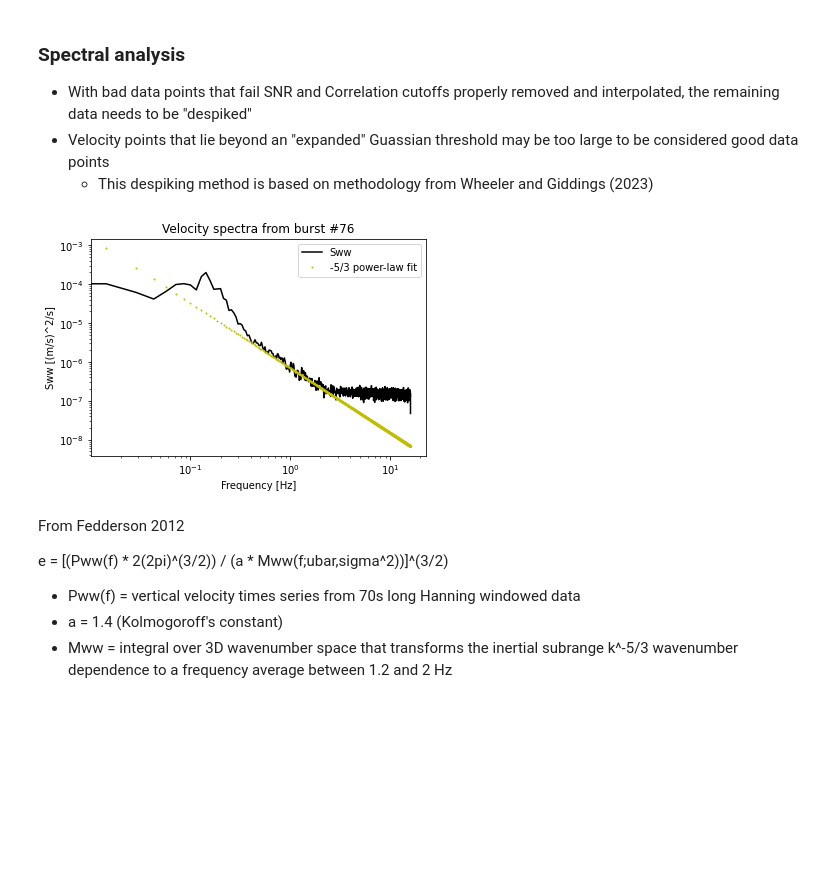
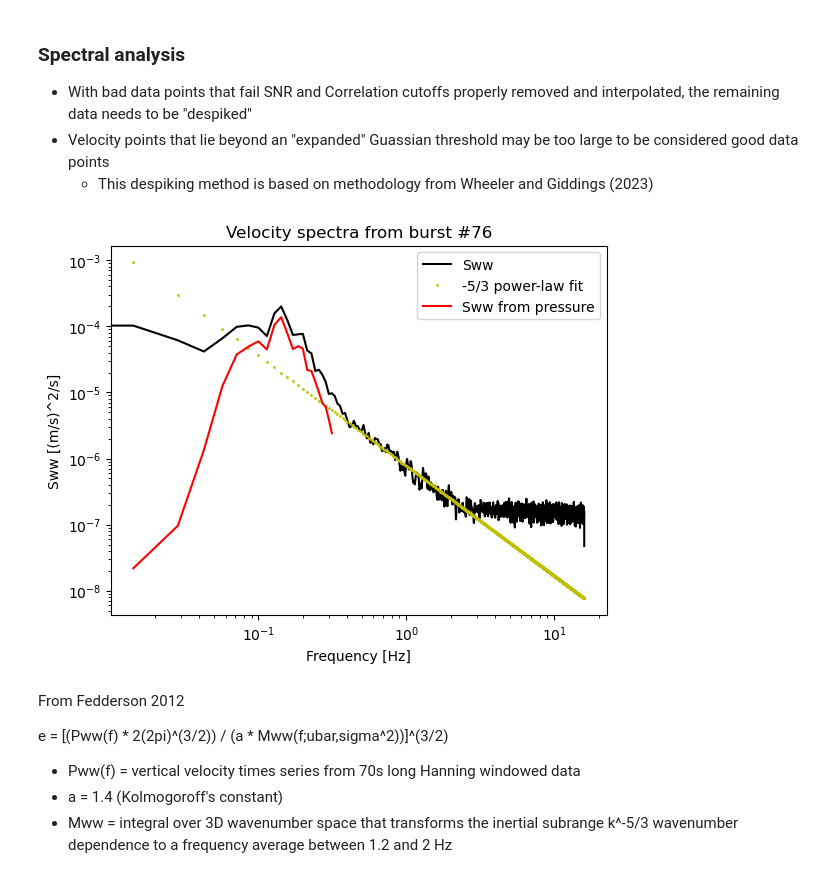
Before and after one commit to lagrady/Kelp-Forest-Hydrodynamics, a Jupyter notebook: notebooks/Turbulent_dissipation.ipynb, the cells around one changed output. Saved outputs shown, nothing was run; the diff lists cells and outputs as text; code cells hidden in the pictures; blank space fills up the shorter version.

```diff
--- a/notebooks/Turbulent_dissipation.ipynb
+++ b/notebooks/Turbulent_dissipation.ipynb
@@ -77,18 +79,19 @@ Filling in front and back gaps < 1s
     - This despiking method is based on methodology from Wheeler and Giddings (2023)
 # %%
 # Import cleaned velocity data
-e1 = xr.open_dataset('ADV/e1_qc.nc')
-e2 = xr.open_dataset('ADV/e2_qc.nc')
+e1 = xr.open_dataset('data/e1_qc.nc')
+#e2 = xr.open_dataset('data/e2_qc.nc')
+
+# Import cleaned temperature and density data
+#temp = xr.open_dataset('data/temp_w_rho.nc')
-# %%
-temp = xr.open_dataset('Temperature/temp_w_rho.nc')
 # %%
 #burst_list = [76]
 #rho = np.mean(temp.Rho.sel(time=slice(burst.time[0], burst.time[-1])))+1000 # Density
 rho = np.mean(temp.Rho)+1000
 
-Sw76, Sw76_pars, Sw76_cov = vt.eval_Sww(e1, 76, rho=rho, Spp_conv = False, Plot = True)
+Sw76, Sw76_pars, Sw76_cov, Sw76_fc = vt.eval_Sww(e1, 76, rho=rho, Spp_conv = True, Plot = True)
 # %% [output]
-[figure, old version]
+[figure, new version]
 # %% [markdown]
 From Fedderson 2012
 
```
Also changed, not shown: parts of 14 cells of this notebook, 1 other file.
